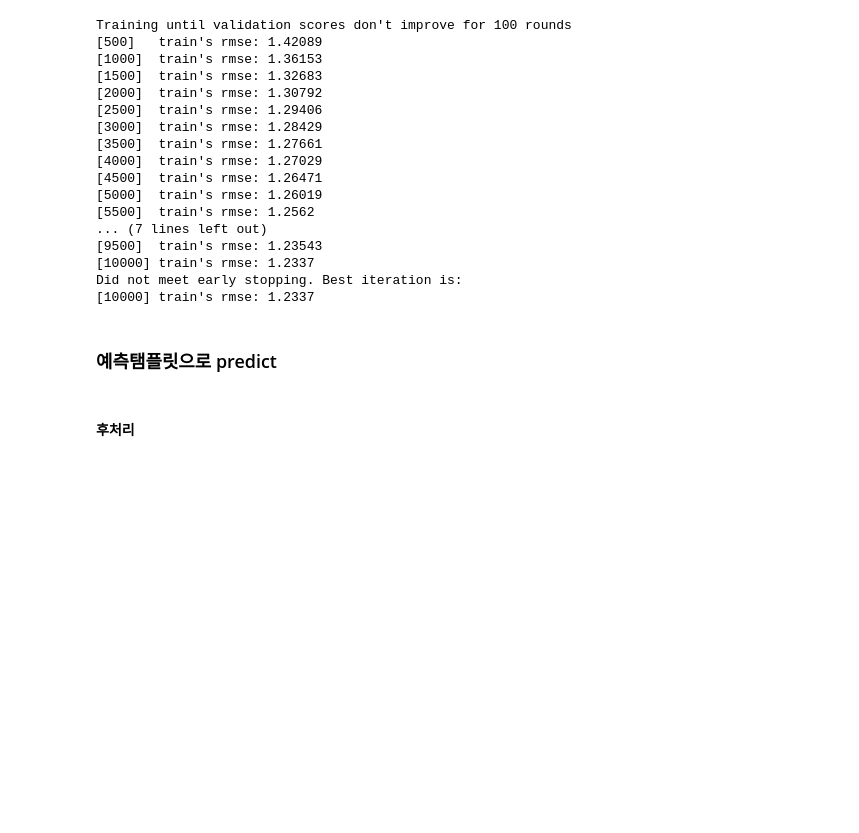
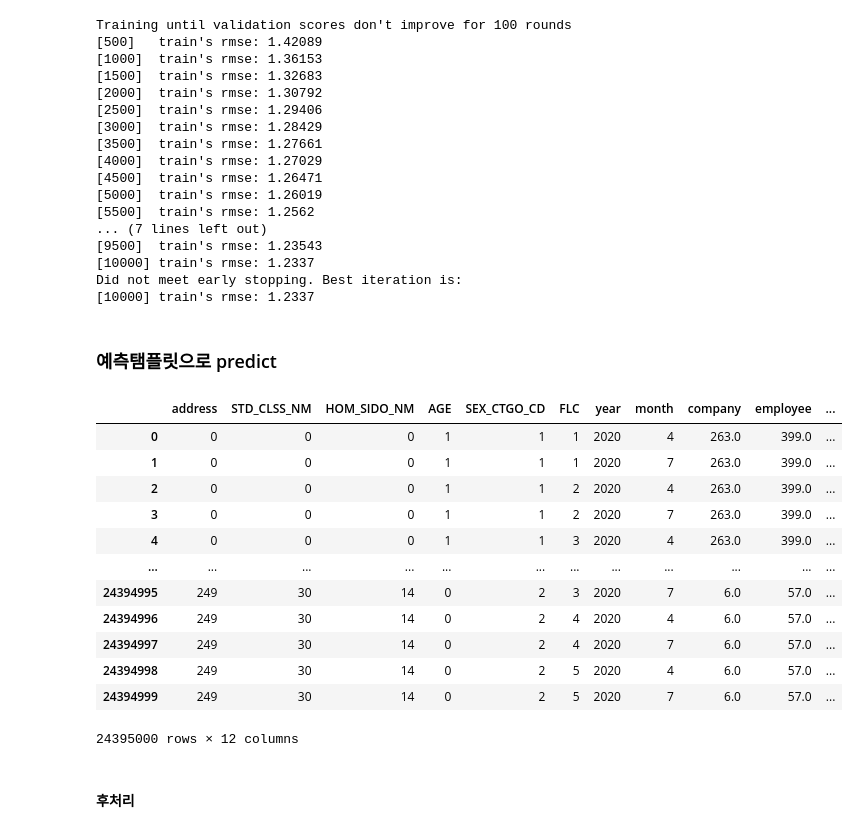
Before and after one commit to starlidust/jeju_creditcard, a Jupyter notebook: lgbm_base2_add_feature-predict only.ipynb, the cells around one changed output. Drawn from its saved outputs; the diff is of its cells as text; code cells hidden in the pictures; blank space fills up the shorter version.

```diff
--- a/lgbm_base2_add_feature-predict only.ipynb
+++ b/lgbm_base2_add_feature-predict only.ipynb
@@ -87,10 +94,11 @@ def local_percent(data):
 #### 전체업종에서 각 지역업종이 차지하는 매출비중
 # %%
 def job_percent(data):
-    pivoted = data.pivot_table(index = ['CARD_SIDO_NM','CARD_CCG_NM','STD_CLSS_NM'],columns ='REG_YYMM',values= "AMT",aggfunc='sum').reset_index()
+    sample = data[data.year == 2019]
+    pivoted = data.pivot_table(index = ['CARD_SIDO_NM','CARD_CCG_NM','STD_CLSS_NM'],columns ='month',values= "AMT",aggfunc='sum').reset_index()
     pivoted.fillna(0,inplace= True)
 
-    all_pivoted = data.pivot_table(index = ['STD_CLSS_NM'],columns ='REG_YYMM',values= "AMT",aggfunc= 'sum').reset_index()
+    all_pivoted = sample.pivot_table(index = ['STD_CLSS_NM'],columns ='month',values= "AMT",aggfunc= 'sum').reset_index()
     all_pivoted.fillna(0,inplace= True)
     all_pivoted = all_pivoted.set_index('STD_CLSS_NM')
 
@@ -117,4 +125,4 @@ data.shape
 # %%
 grouped = pd.merge(data,all_jobs_df,on =['CARD_SIDO_NM','STD_CLSS_NM'],how = 'left')
-grouped = pd.merge(grouped,local_percent_df,on =['CARD_SIDO_NM','CARD_CCG_NM','STD_CLSS_NM','REG_YYMM'],how = 'left')
-grouped = pd.merge(grouped,job_percent_df,on =['CARD_SIDO_NM','CARD_CCG_NM','STD_CLSS_NM','REG_YYMM'],how = 'left')
+grouped = pd.merge(grouped,local_percent_df,on =['CARD_SIDO_NM','CARD_CCG_NM','STD_CLSS_NM','month'],how = 'left')
+grouped = pd.merge(grouped,job_percent_df,on =['CARD_SIDO_NM','CARD_CCG_NM','STD_CLSS_NM','month'],how = 'left')
@@ -141,7 +144,3 @@ grouped.head(1)
-# %%
-grouped['year'] = grouped['REG_YYMM'].apply(lambda x : int(str(x)[:4]))
-grouped['month'] = grouped['REG_YYMM'].apply(lambda x : int(str(x)[4:]))
-grouped.drop(['REG_YYMM'],axis= 1,inplace = True)
 # %%
 #인코딩
 def encoding(data):
@@ -324,7 +323,23 @@ def temp_predict(temp):
     return temp
 # %%
 temp = make_temp(grouped)
-temp= temp_predict(temp)
+# temp= temp_predict(temp)
+# %%
+temp
+# %% [output]
+|  | address | STD_CLSS_NM | HOM_SIDO_NM | AGE | SEX_CTGO_CD | FLC | year | month | company | employee | ... |
+| 0 | 0 | 0 | 0 | 1 | 1 | 1 | 2020 | 4 | 263.0 | 399.0 | ... |
+| 1 | 0 | 0 | 0 | 1 | 1 | 1 | 2020 | 7 | 263.0 | 399.0 | ... |
+| 2 | 0 | 0 | 0 | 1 | 1 | 2 | 2020 | 4 | 263.0 | 399.0 | ... |
+| 3 | 0 | 0 | 0 | 1 | 1 | 2 | 2020 | 7 | 263.0 | 399.0 | ... |
+| 4 | 0 | 0 | 0 | 1 | 1 | 3 | 2020 | 4 | 263.0 | 399.0 | ... |
+| ... | ... | ... | ... | ... | ... | ... | ... | ... | ... | ... | ... |
+| 24394995 | 249 | 30 | 14 | 0 | 2 | 3 | 2020 | 7 | 6.0 | 57.0 | ... |
+| 24394996 | 249 | 30 | 14 | 0 | 2 | 4 | 2020 | 4 | 6.0 | 57.0 | ... |
+| 24394997 | 249 | 30 | 14 | 0 | 2 | 4 | 2020 | 7 | 6.0 | 57.0 | ... |
+| 24394998 | 249 | 30 | 14 | 0 | 2 | 5 | 2020 | 4 | 6.0 | 57.0 | ... |
+| 24394999 | 249 | 30 | 14 | 0 | 2 | 5 | 2020 | 7 | 6.0 | 57.0 | ... |
+24395000 rows × 12 columns
 # %% [markdown]
 #### 후처리
 # %%
```
Also changed, not shown: parts of 10 cells of this notebook, 5 other files.
